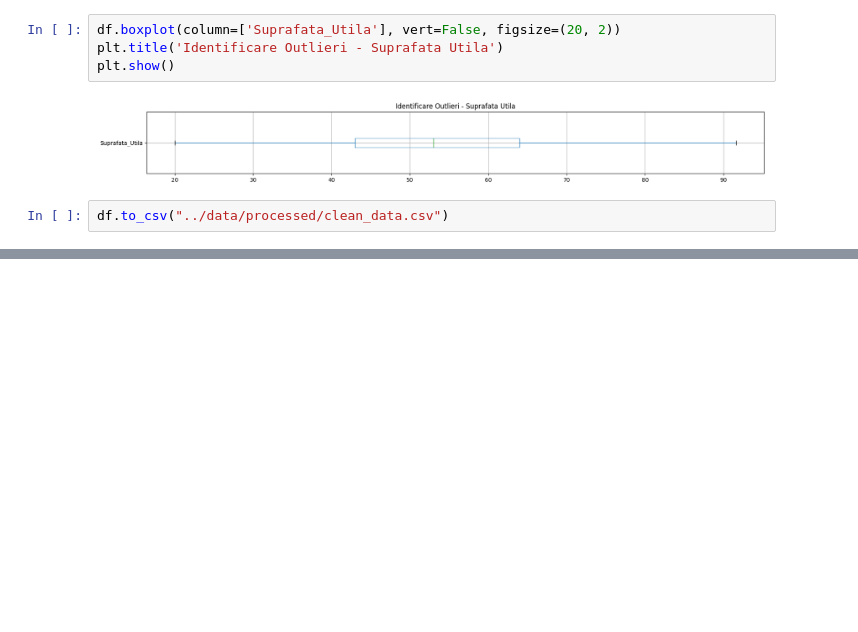
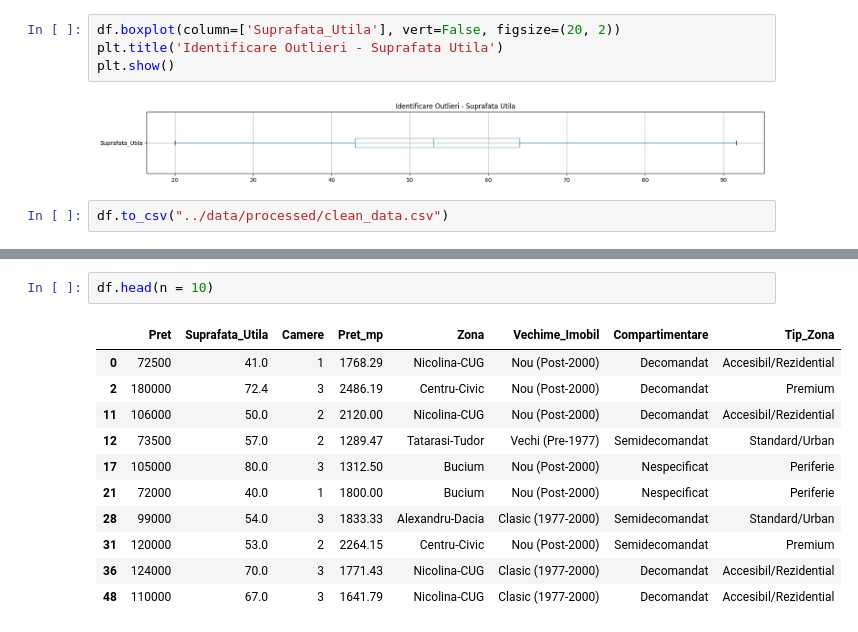
Before and after one commit to BejenaruIoanMatei/iasi-housing-market-analysis, a Jupyter notebook: notebooks/2_data_cleaning_etl.ipynb, the cells around one changed output, grey strips where cells are left out. Drawn from its saved outputs; the diff is of its cells as text; blank space fills up the shorter version.

```diff
--- a/notebooks/2_data_cleaning_etl.ipynb
+++ b/notebooks/2_data_cleaning_etl.ipynb
@@ -1257,0 +1347,14 @@ df.to_csv("../data/processed/clean_data.csv")
+# %%
+df.head(n = 10)
+# %% [output]
+|  | Pret | Suprafata_Utila | Camere | Pret_mp | Zona | Vechime_Imobil | Compartimentare | Tip_Zona |
+| 0 | 72500 | 41.0 | 1 | 1768.29 | Nicolina-CUG | Nou (Post-2000) | Decomandat | Accesibil/Rezidential |
+| 2 | 180000 | 72.4 | 3 | 2486.19 | Centru-Civic | Nou (Post-2000) | Decomandat | Premium |
+| 11 | 106000 | 50.0 | 2 | 2120.00 | Nicolina-CUG | Nou (Post-2000) | Decomandat | Accesibil/Rezidential |
+| 12 | 73500 | 57.0 | 2 | 1289.47 | Tatarasi-Tudor | Vechi (Pre-1977) | Semidecomandat | Standard/Urban |
+| 17 | 105000 | 80.0 | 3 | 1312.50 | Bucium | Nou (Post-2000) | Nespecificat | Periferie |
+| 21 | 72000 | 40.0 | 1 | 1800.00 | Bucium | Nou (Post-2000) | Nespecificat | Periferie |
+| 28 | 99000 | 54.0 | 3 | 1833.33 | Alexandru-Dacia | Clasic (1977-2000) | Semidecomandat | Standard/Urban |
+| 31 | 120000 | 53.0 | 2 | 2264.15 | Centru-Civic | Nou (Post-2000) | Semidecomandat | Premium |
+| 36 | 124000 | 70.0 | 3 | 1771.43 | Nicolina-CUG | Clasic (1977-2000) | Decomandat | Accesibil/Rezidential |
+| 48 | 110000 | 67.0 | 3 | 1641.79 | Nicolina-CUG | Clasic (1977-2000) | Decomandat | Accesibil/Rezidential |
```
Also changed, not shown: parts of 12 cells of this notebook.
